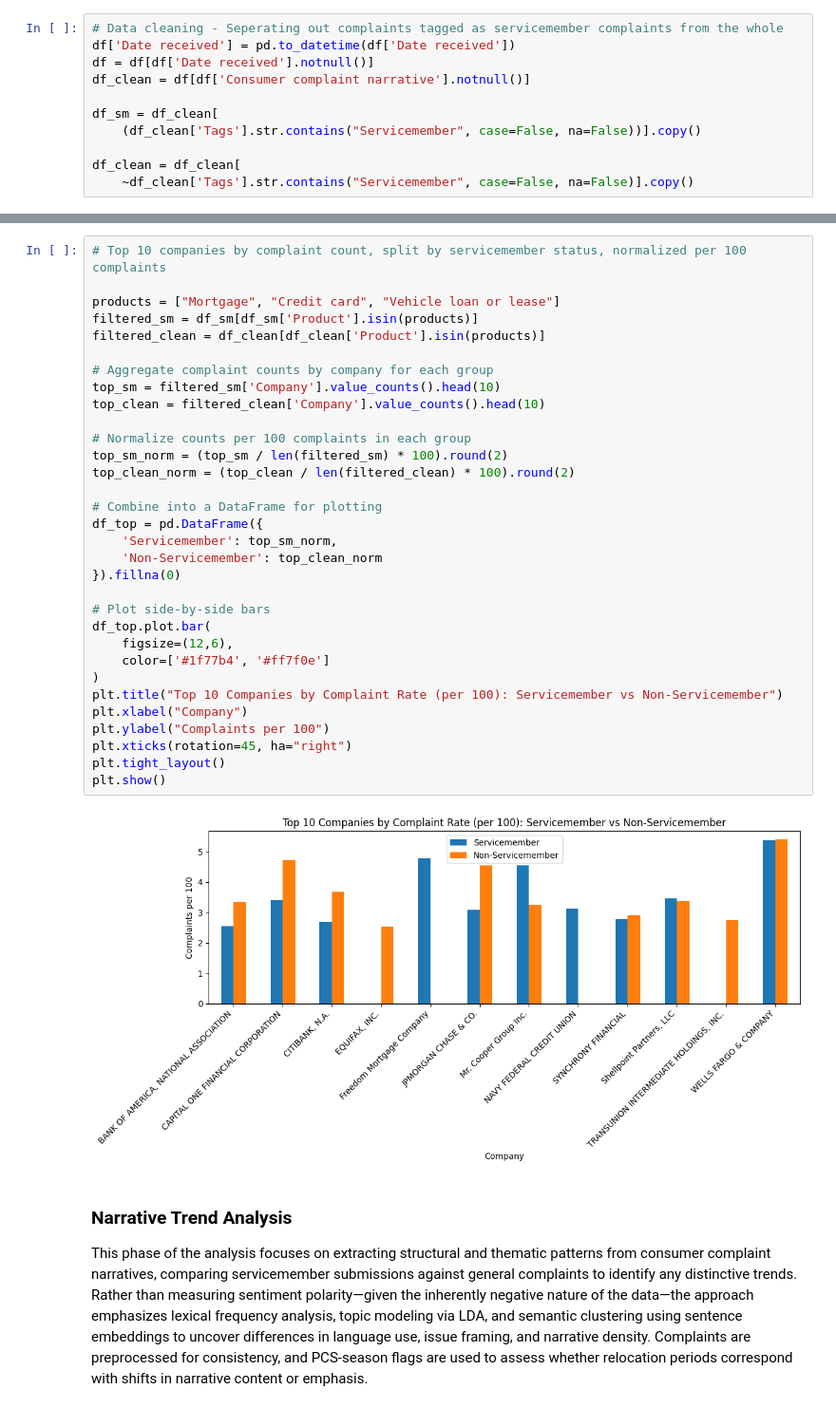
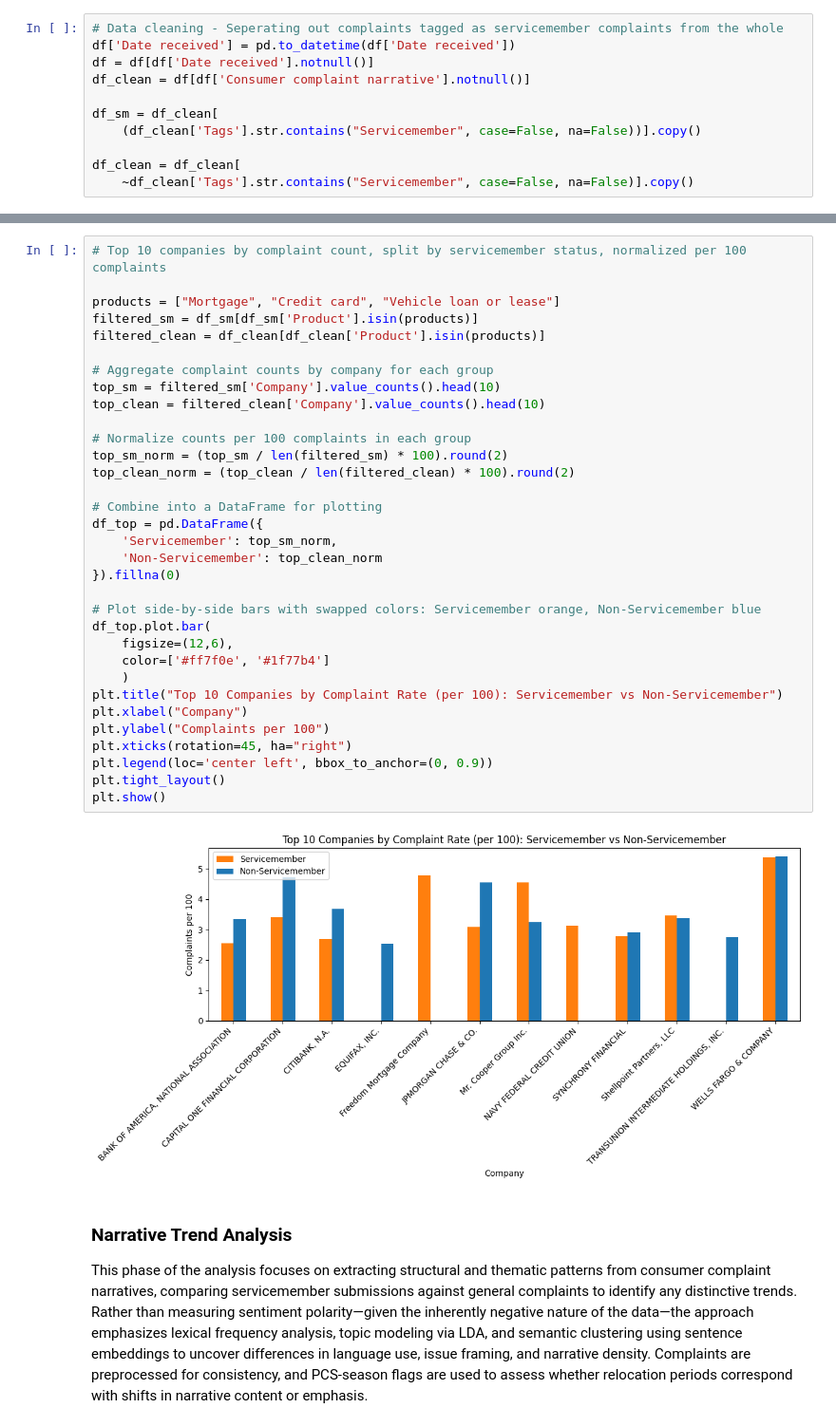
Before and after one commit to MylesTym/complaint_review, a Jupyter notebook: Data_Processing/clean_data.ipynb, the cells around one changed output, grey strips where cells are left out. Shown at 95% size. Drawn from its saved outputs; the diff is of its cells as text.

```diff
--- a/Data_Processing/clean_data.ipynb
+++ b/Data_Processing/clean_data.ipynb
@@ -184,37 +182,38 @@ plt.show()
 # %%
 # Top 10 companies by complaint count, split by servicemember status, normalized per 100 complaints
 
 products = ["Mortgage", "Credit card", "Vehicle loan or lease"]
 filtered_sm = df_sm[df_sm['Product'].isin(products)]
 filtered_clean = df_clean[df_clean['Product'].isin(products)]
 
 # Aggregate complaint counts by company for each group
 top_sm = filtered_sm['Company'].value_counts().head(10)
 top_clean = filtered_clean['Company'].value_counts().head(10)
 
 # Normalize counts per 100 complaints in each group
 top_sm_norm = (top_sm / len(filtered_sm) * 100).round(2)
 top_clean_norm = (top_clean / len(filtered_clean) * 100).round(2)
 
 # Combine into a DataFrame for plotting
 df_top = pd.DataFrame({
     'Servicemember': top_sm_norm,
     'Non-Servicemember': top_clean_norm
 }).fillna(0)
 
-# Plot side-by-side bars
+# Plot side-by-side bars with swapped colors: Servicemember orange, Non-Servicemember blue
 df_top.plot.bar(
     figsize=(12,6),
-    color=['#1f77b4', '#ff7f0e']
-)
+    color=['#ff7f0e', '#1f77b4']
+    )
 plt.title("Top 10 Companies by Complaint Rate (per 100): Servicemember vs Non-Servicemember")
 plt.xlabel("Company")
 plt.ylabel("Complaints per 100")
 plt.xticks(rotation=45, ha="right")
+plt.legend(loc='center left', bbox_to_anchor=(0, 0.9))
 plt.tight_layout()
 plt.show()
 # %% [output]
-[figure, old version]
+[figure, new version]
 # %% [markdown]
 ### Narrative Trend Analysis
 
```
Also changed, not shown: parts of 5 cells of this notebook, 1 other file.
